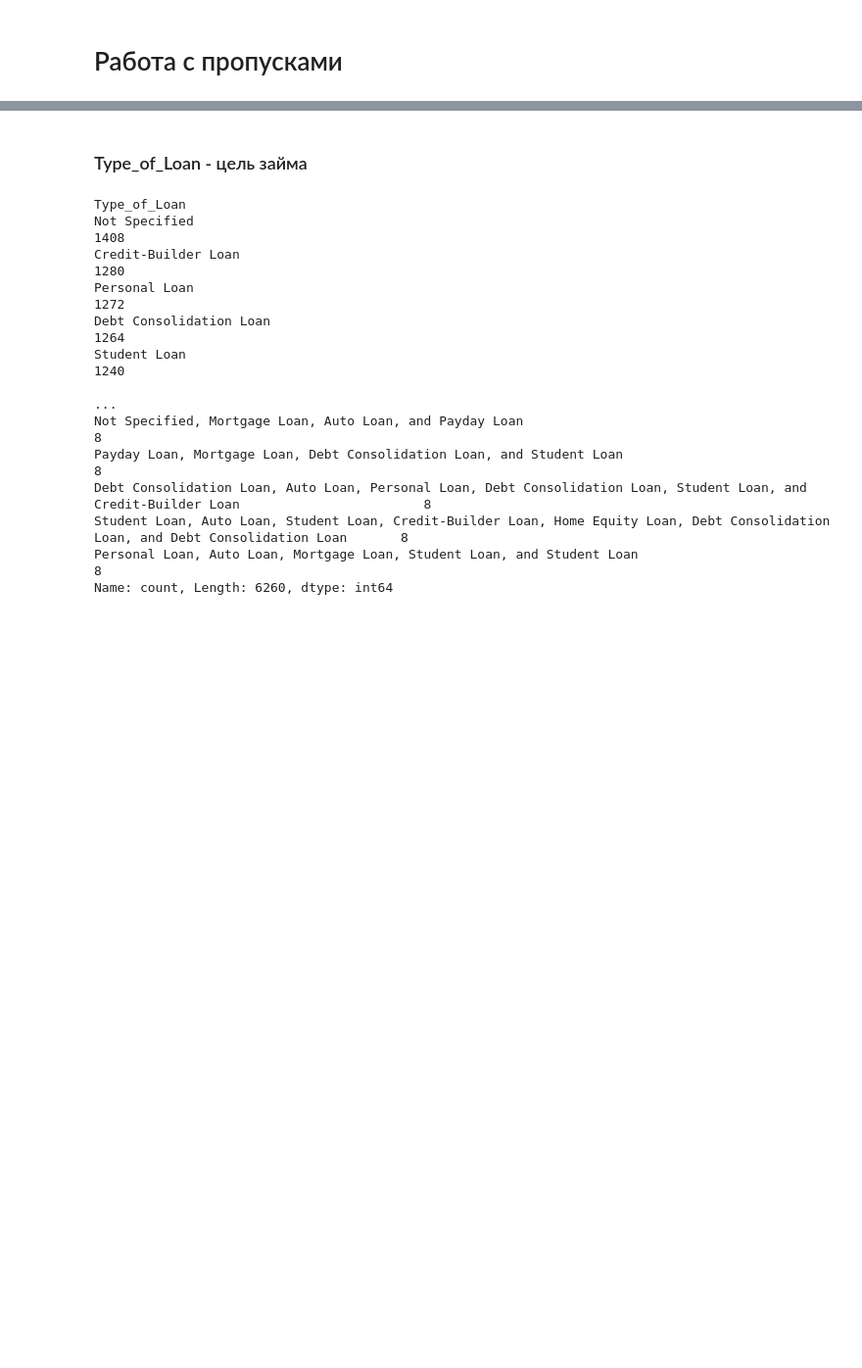
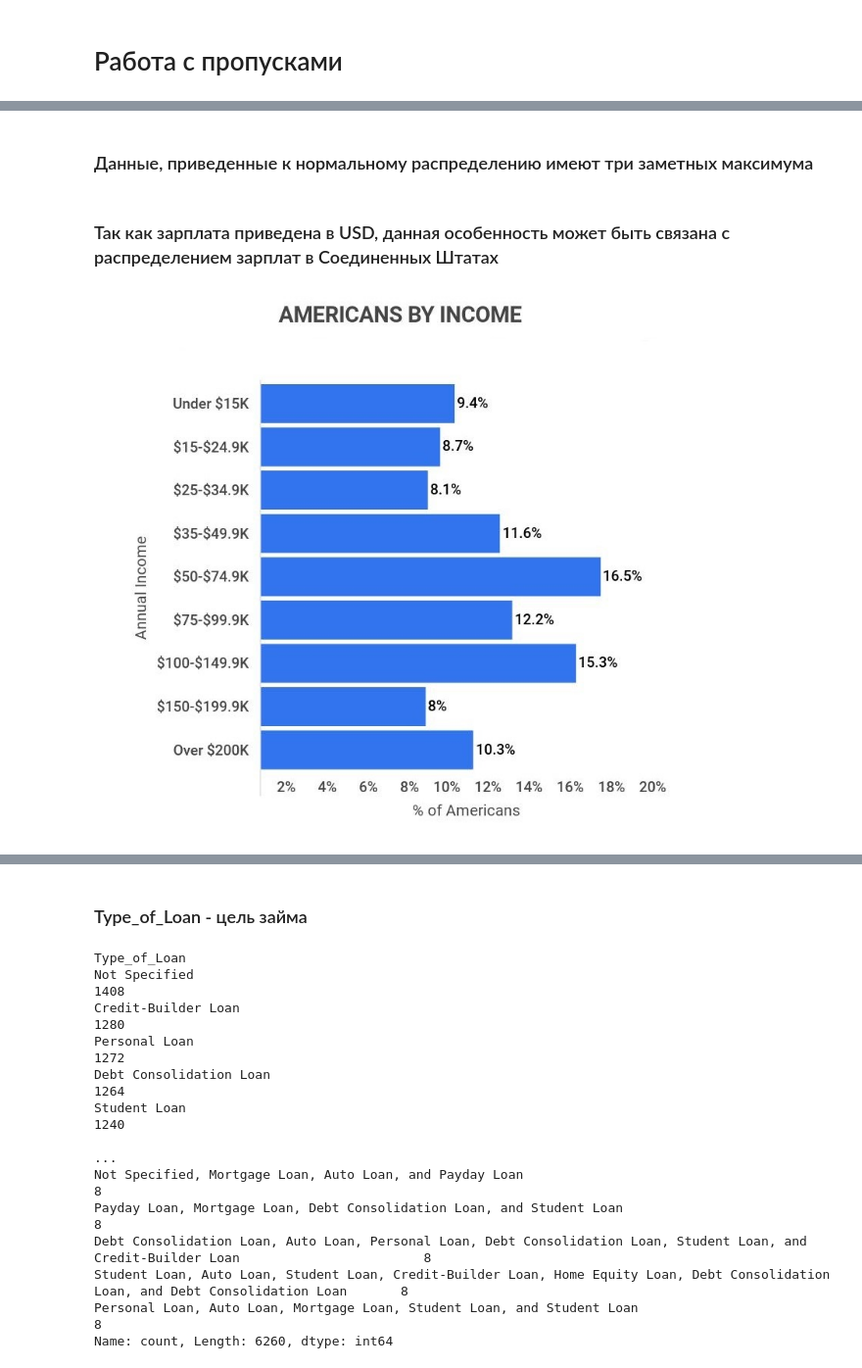
Before and after one commit to Jeyd0n/CreditScoringProject, a Jupyter notebook: notebooks/data_preprocessing.ipynb, the cells around one changed output, grey strips where cells are left out. Shown at 98% size. Drawn from its saved outputs; the diff is of its cells as text; code cells hidden in the pictures; blank space fills up the shorter version.

```diff
--- a/notebooks/data_preprocessing.ipynb
+++ b/notebooks/data_preprocessing.ipynb
@@ -103,0 +105,8 @@ dtype: object
+# %% [markdown]
+### Данные, приведенные к нормальному распределению имеют три заметных максимума
+# %% [markdown]
+### Так как зарплата приведена в USD, данная особенность может быть связана с распределением зарплат в Соединенных Штатах
+# %%
+Image(os.getenv('LOCAL_PATH') + 'salary_distribution.jpeg')
+# %% [output]
+[figure, added]
```
Also changed, not shown: parts of 90 cells of this notebook, 6 other files.
